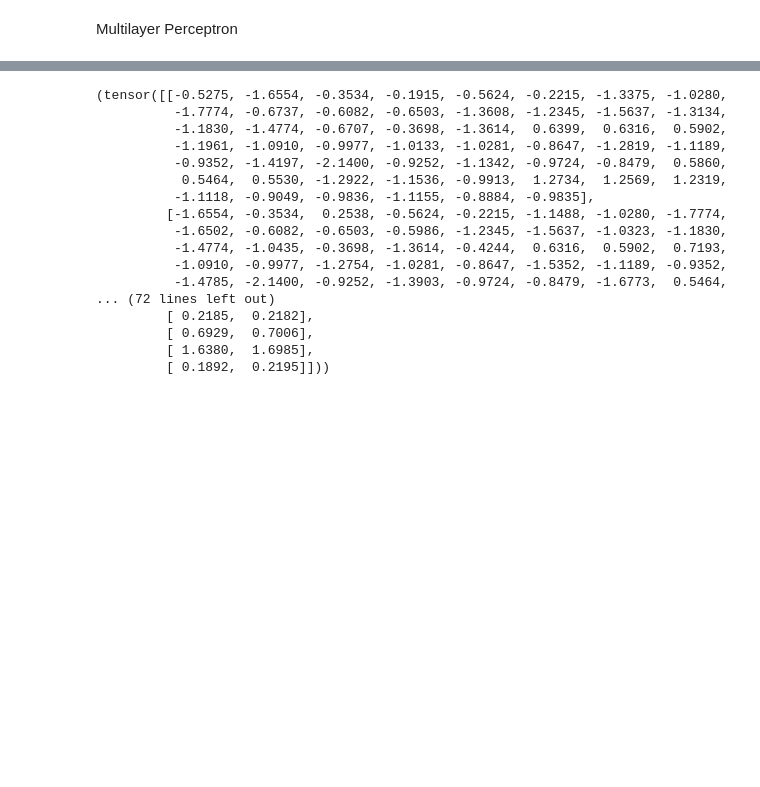
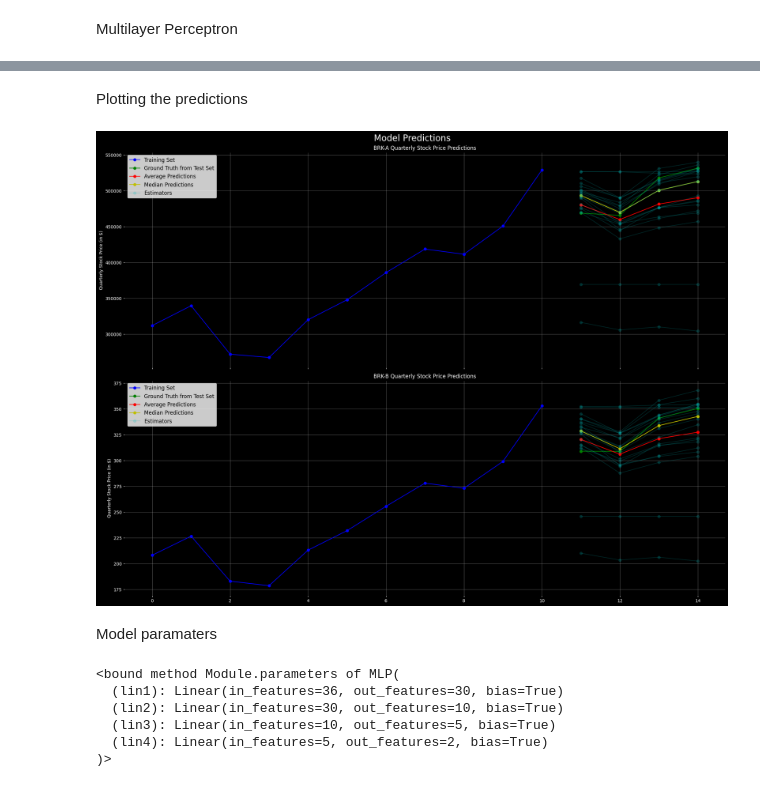
Before and after one commit to Robohrriday/MS499_IITGN_Finance_2024, a Jupyter notebook: Prediction Model/model.ipynb, the cells around one changed output, grey strips where cells are left out. Drawn from its saved outputs; the diff is of its cells as text; code cells hidden in the pictures; blank space fills up the shorter version.

Commit message:
Prediction Model completed

```diff
--- a/Prediction Model/model.ipynb
+++ b/Prediction Model/model.ipynb
@@ -245,7 +200,0 @@ train_D, train_L
-# %%
-X_train = np.zeros(shape = (train_D.shape[1], train_set.shape[1] * K))
-# X_test = np.zeros(shape = (test_D.shape[1], test_set.shape[1] * K))
-
-for i in range(X_train.shape[0]):
-    X_train[i] = np.concatenate([arr for arr in train_D[:,i,:]])
-X_train
@@ -305,20 +247,53 @@ Converged after 56 epochs
-# %%
-dataset = TensorDataset(est.X_train, est.y_train)
-# %% [output]
-(tensor([[-0.5275, -1.6554, -0.3534, -0.1915, -0.5624, -0.2215, -1.3375, -1.0280,
-          -1.7774, -0.6737, -0.6082, -0.6503, -1.3608, -1.2345, -1.5637, -1.3134,
-          -1.1830, -1.4774, -0.6707, -0.3698, -1.3614,  0.6399,  0.6316,  0.5902,
-          -1.1961, -1.0910, -0.9977, -1.0133, -1.0281, -0.8647, -1.2819, -1.1189,
-          -0.9352, -1.4197, -2.1400, -0.9252, -1.1342, -0.9724, -0.8479,  0.5860,
-           0.5464,  0.5530, -1.2922, -1.1536, -0.9913,  1.2734,  1.2569,  1.2319,
-          -1.1118, -0.9049, -0.9836, -1.1155, -0.8884, -0.9835],
-         [-1.6554, -0.3534,  0.2538, -0.5624, -0.2215, -1.1488, -1.0280, -1.7774,
-          -1.6502, -0.6082, -0.6503, -0.5986, -1.2345, -1.5637, -1.0323, -1.1830,
-          -1.4774, -1.0435, -0.3698, -1.3614, -0.4244,  0.6316,  0.5902,  0.7193,
-          -1.0910, -0.9977, -1.2754, -1.0281, -0.8647, -1.5352, -1.1189, -0.9352,
-          -1.4785, -2.1400, -0.9252, -1.3903, -0.9724, -0.8479, -1.6773,  0.5464,
-... (72 lines left out)
-         [ 0.2185,  0.2182],
-         [ 0.6929,  0.7006],
-         [ 1.6380,  1.6985],
-         [ 0.1892,  0.2195]]))
+# %% [markdown]
+Plotting the predictions
+# %%
+# For BRK A
+avg_pred_1 = np.mean(predictions1, axis = 0)
+med_pred_1 = np.median(predictions1, axis = 0)
+
+# For BRK B
+avg_pred_2 = np.mean(predictions2, axis = 0)
+med_pred_2 = np.median(predictions2, axis = 0)
+# %%
+fig, ax = plt.subplots(2, 1, figsize = (20,15), sharex=True, layout  = "constrained")
+plt.suptitle("Model Predictions", fontsize = 20, color = 'white')
+fig.patch.set_facecolor('#000000')
+ax[0].set_title("BRK-A Quarterly Stock Price Predictions", color = 'white')
+ax[0].set_ylabel("Quarterly Stock Price (in $)", color = 'white')
+ax[0].plot(np.arange(len(est.train_L)), scaler.inverse_transform(est.train_L)[:, 0], 'b-o')
+ax[0].plot(np.arange(len(est.train_L), len(est.train_L)+len(est.test_L)), scaler.inverse_transform(est.test_L)[:, 0], 'g-o')
+ax[0].plot(np.arange(len(est.train_L), len(est.train_L)+len(est.test_L)), avg_pred_1, 'r-o')
+ax[0].plot(np.arange(len(est.train_L), len(est.train_L)+len(est.test_L)), med_pred_1, 'y-o')
+for i in range(runs):
+    ax[0].plot(np.arange(len(est.train_L), len(est.train_L)+len(est.test_L)), predictions1[i], 'c-o', alpha = 0.2)
+ax[0].legend(["Training Set", "Ground Truth from Test Set", "Average Predictions", "Median Predictions", "Estimators"], fontsize = 12)
+ax[0].grid(alpha = 0.5)
+ax[0].set_facecolor('#000000')
+ax[0].tick_params(axis='both', colors='white')
+
+ax[1].set_title("BRK-B Quarterly Stock Price Predictions", color = 'white')
+ax[1].set_ylabel("Quarterly Stock Price (in $)", color = 'white')
+ax[1].plot(np.arange(len(est.train_L)), scaler.inverse_transform(est.train_L)[:, 1], 'b-o')
+ax[1].plot(np.arange(len(est.train_L), len(est.train_L)+len(est.test_L)), scaler.inverse_transform(est.test_L)[:, 1], 'g-o')
+ax[1].plot(np.arange(len(est.train_L), len(est.train_L)+len(est.test_L)), avg_pred_2, 'r-o')
+ax[1].plot(np.arange(len(est.train_L), len(est.train_L)+len(est.test_L)), med_pred_2, 'y-o')
+for i in range(runs):
+    ax[1].plot(np.arange(len(est.train_L), len(est.train_L)+len(est.test_L)), predictions2[i], 'c-o', alpha = 0.2)
+ax[1].legend(["Training Set", "Ground Truth from Test Set", "Average Predictions", "Median Predictions","Estimators"], fontsize = 12)
+ax[1].grid(alpha = 0.5)
+ax[1].set_facecolor('#000000')
+ax[1].tick_params(axis='both', colors='white')
+plt.show()
+# %% [output]
+[figure, added]
+# %% [markdown]
+Model paramaters
+# %%
+model.parameters
+# %% [output]
+<bound method Module.parameters of MLP(
+  (lin1): Linear(in_features=36, out_features=30, bias=True)
+  (lin2): Linear(in_features=30, out_features=10, bias=True)
+  (lin3): Linear(in_features=10, out_features=5, bias=True)
+  (lin4): Linear(in_features=5, out_features=2, bias=True)
+)>
```
Also changed, not shown: parts of 11 cells of this notebook.
